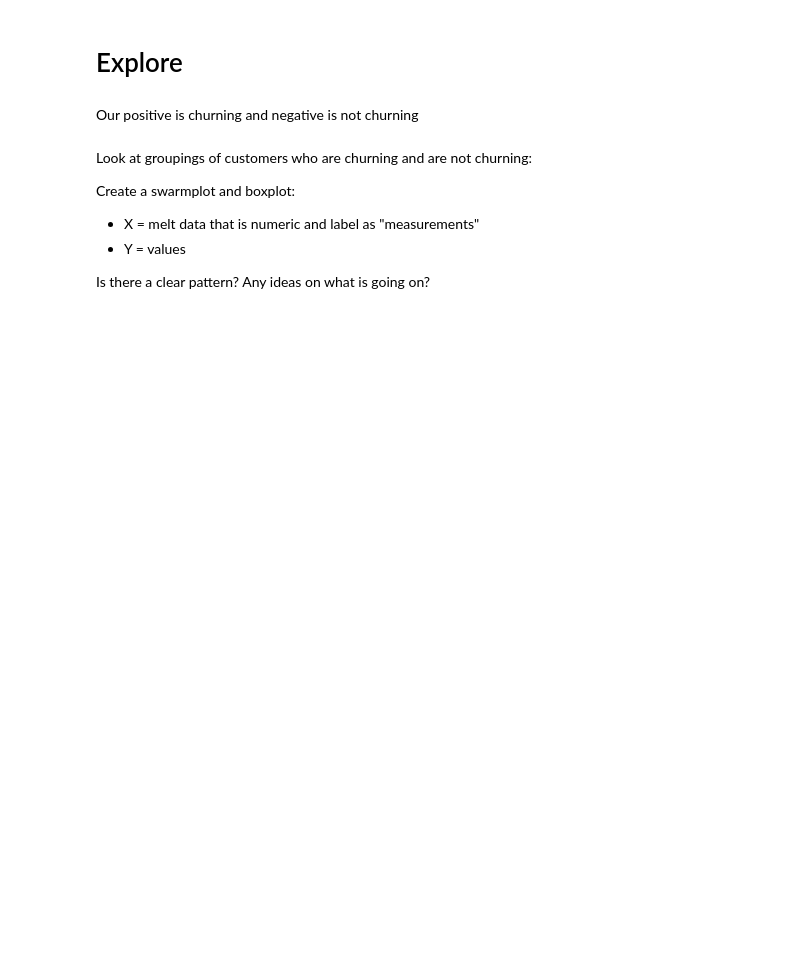
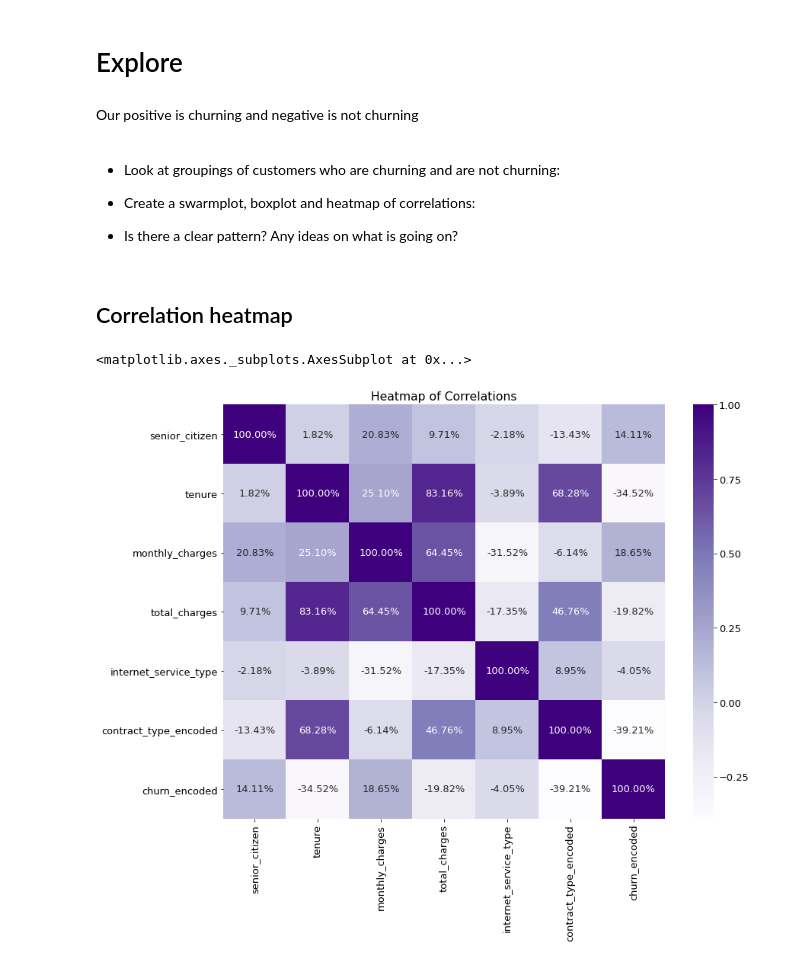
Before and after one commit to Churning-Up-the-Heat/classification-project, a Jupyter notebook: scratchpad_yk.ipynb, the cells around one changed output. Saved outputs shown, nothing was run; the diff lists cells and outputs as text; code cells hidden in the pictures; blank space fills up the shorter version.

```diff
--- a/scratchpad_yk.ipynb
+++ b/scratchpad_yk.ipynb
@@ -128,0 +125,11 @@ def encode_contract_types(train, test, validate):
+# %%
+def train, test, calidate = encode_contract_types(train, test, validate):
+    '''Takes in train, test and validate dataframes
+    Returns each df with a new coloumn for encoded contract types
+    as well as the encoder used'''
+    encoder = LabelEncoder()
+    encoder.fit(train.payment_type)
+    train["payment_type_encoded"] = encoder.transform(train.payment_type)
+    test["payment_type_encoded"] = encoder.transform(test.payment_type)
+    validate["payment_type_encoded"] = encoder.transform(validate.payment_type)
+    return encoder, train, test, validate
@@ -131,11 +174,19 @@ def encode_contract_types(train, test, validate):
 # %% [markdown]
 Our positive is churning and negative is not churning
 # %% [markdown]
-Look at groupings of customers who are churning and are not churning:
+- Look at groupings of customers who are churning and are not churning:
 
-Create a swarmplot and boxplot:
-   - X = melt data that is numeric and label as "measurements"
-   - Y = values
+- Create a swarmplot, boxplot and heatmap of correlations:
 
-Is there a clear pattern? Any ideas on what is going on?
+- Is there a clear pattern? Any ideas on what is going on?
+# %% [markdown]
+## Correlation heatmap
+# %%
+plt.rc('figure', figsize=(13, 10))
+plt.rc('font', size=13)
+plt.title("Heatmap of Correlations")
+sns.heatmap(train.corr(), annot=True, cmap='Purples', fmt='.2%')
+# %% [output]
+<matplotlib.axes._subplots.AxesSubplot at 0x...>
+[figure, added]
 # %%
```
Also changed, not shown: parts of 13 cells of this notebook.
